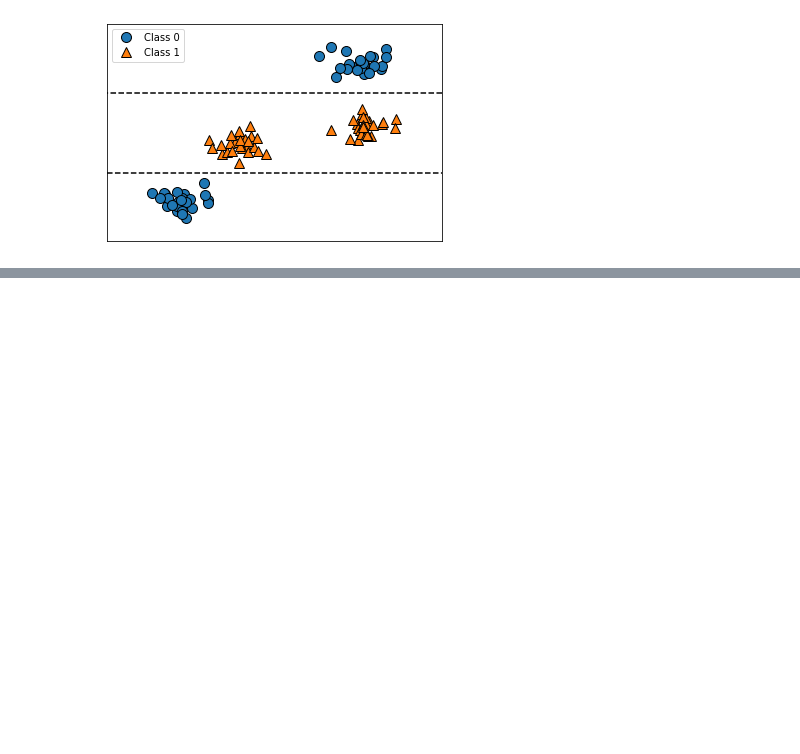
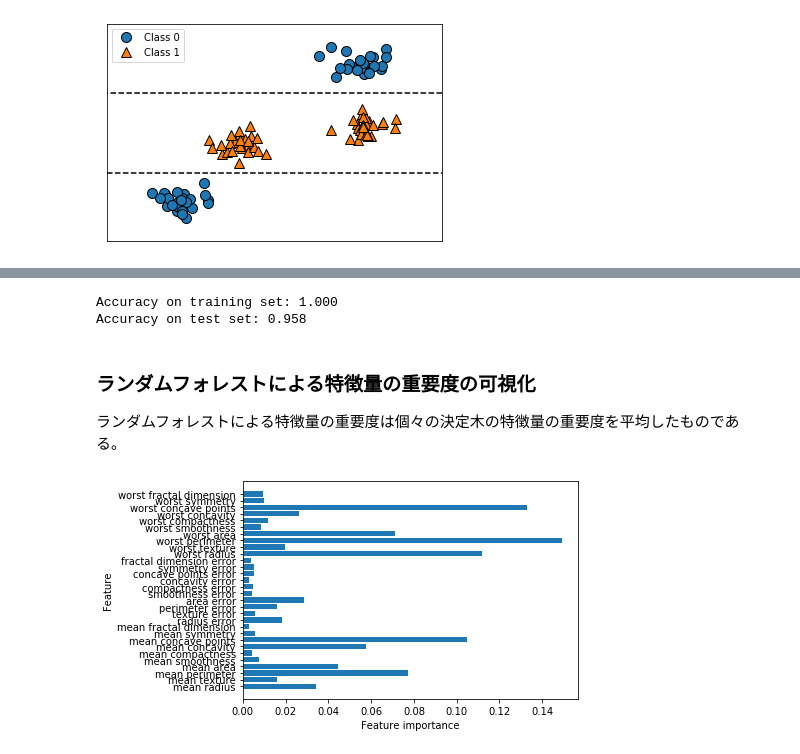
Before and after one commit to HokutoMorita/machine-learning, a Jupyter notebook: ex_decision_tree/hands_on_decision_tree/decision_tree.ipynb, the cells around one changed output, grey strips where cells are left out. Cells and saved outputs as stored; diff of their text form; code cells hidden in the pictures; blank space fills up the shorter version.

```diff
--- a/ex_decision_tree/hands_on_decision_tree/decision_tree.ipynb
+++ b/ex_decision_tree/hands_on_decision_tree/decision_tree.ipynb
@@ -203,0 +252,3 @@ Feature importances: [0. 1.]
+# %%
+forest2 = RandomForestClassifier(n_estimators=100, random_state=0)
+forest2.fit(X_train, y_train)
@@ -203,0 +263,14 @@ Feature importances: [0. 1.]
+# %%
+print("Accuracy on training set: {:.3f}".format(forest2.score(X_train, y_train)))
+print("Accuracy on test set: {:.3f}".format(forest2.score(X_test, y_test)))
+# %% [output]
+Accuracy on training set: 1.000
+Accuracy on test set: 0.958
+# %% [markdown]
+### ランダムフォレストによる特徴量の重要度の可視化
+
+ランダムフォレストによる特徴量の重要度は個々の決定木の特徴量の重要度を平均したものである。
+# %%
+plot_feature_importances_cancer(forest2)
+# %% [output]
+[figure, added]
```
Also changed, not shown: parts of 12 cells of this notebook.
